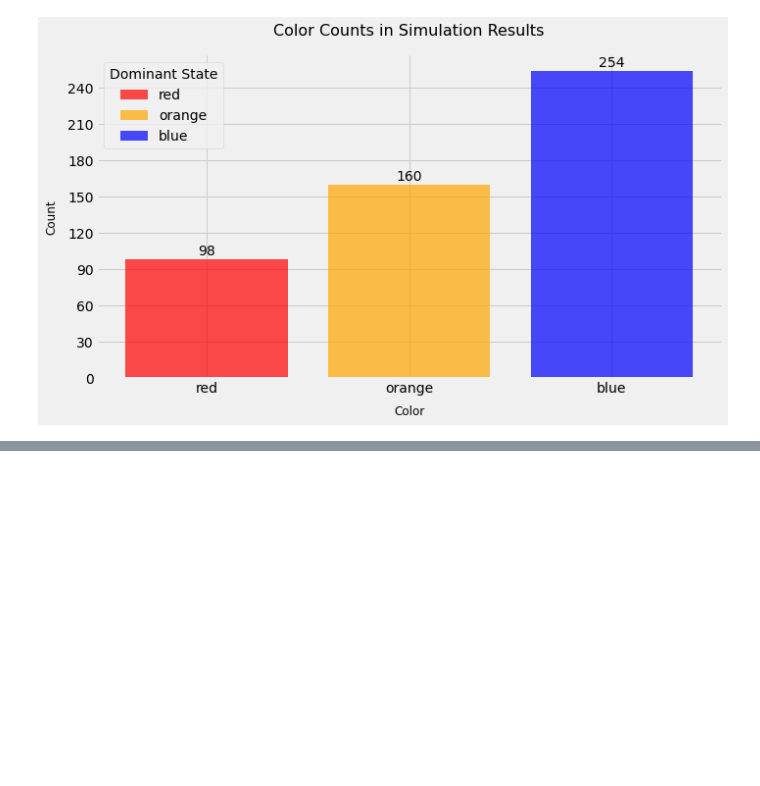
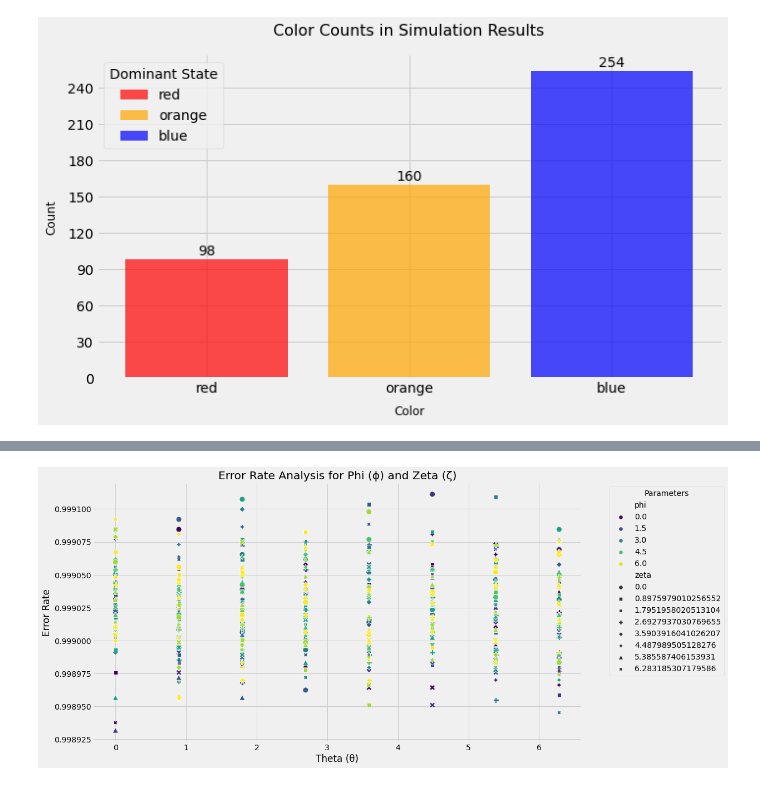
Before and after one commit to hoang-nguyen13/Patent-Pending, a Jupyter notebook: quantum_system.ipynb, the cells around one changed output, grey strips where cells are left out. Saved outputs shown, nothing was run; the diff lists cells and outputs as text; code cells hidden in the pictures; blank space fills up the shorter version.

```diff
--- a/quantum_system.ipynb
+++ b/quantum_system.ipynb
@@ -296,0 +351,26 @@ plt.show()
+# %%
+import seaborn as sns
+import matplotlib.pyplot as plt
+# Define the ideal probabilities (This should be based on your specific circuit)
+ideal_probabilities = {'000': 0.25, '001': 0.25, '010': 0.25, '011': 0.25}
+
+# Initialize a list to store the error rates
+error_rates = []
+
+# Calculate the error rates for each parameter setting
+for theta_val, phi_val, zeta_val, result in results:
+    error_rate = sum(abs(ideal_probabilities.get(state, 0) - result.get(state, 0) / total_measurements) for state in ideal_probabilities)
+    error_rates.append({'theta': theta_val, 'phi': phi_val, 'zeta': zeta_val, 'error_rate': error_rate})
+
+# Convert the error rates into a DataFrame
+error_df = pd.DataFrame(error_rates)
+
+plt.figure(figsize=(14, 8))
+sns.scatterplot(data=error_df, x='theta', y='error_rate', hue='phi', style='zeta', palette='viridis', markers=True, s=100)
+plt.xlabel('Theta (θ)')
+plt.ylabel('Error Rate')
+plt.title('Error Rate Analysis for Phi (ϕ) and Zeta (ζ)')
+plt.legend(title='Parameters', bbox_to_anchor=(1.05, 1), loc='upper left')
+plt.show()
+# %% [output]
+[figure, added]
```
Also changed, not shown: parts of 6 cells of this notebook, 4 other files.
